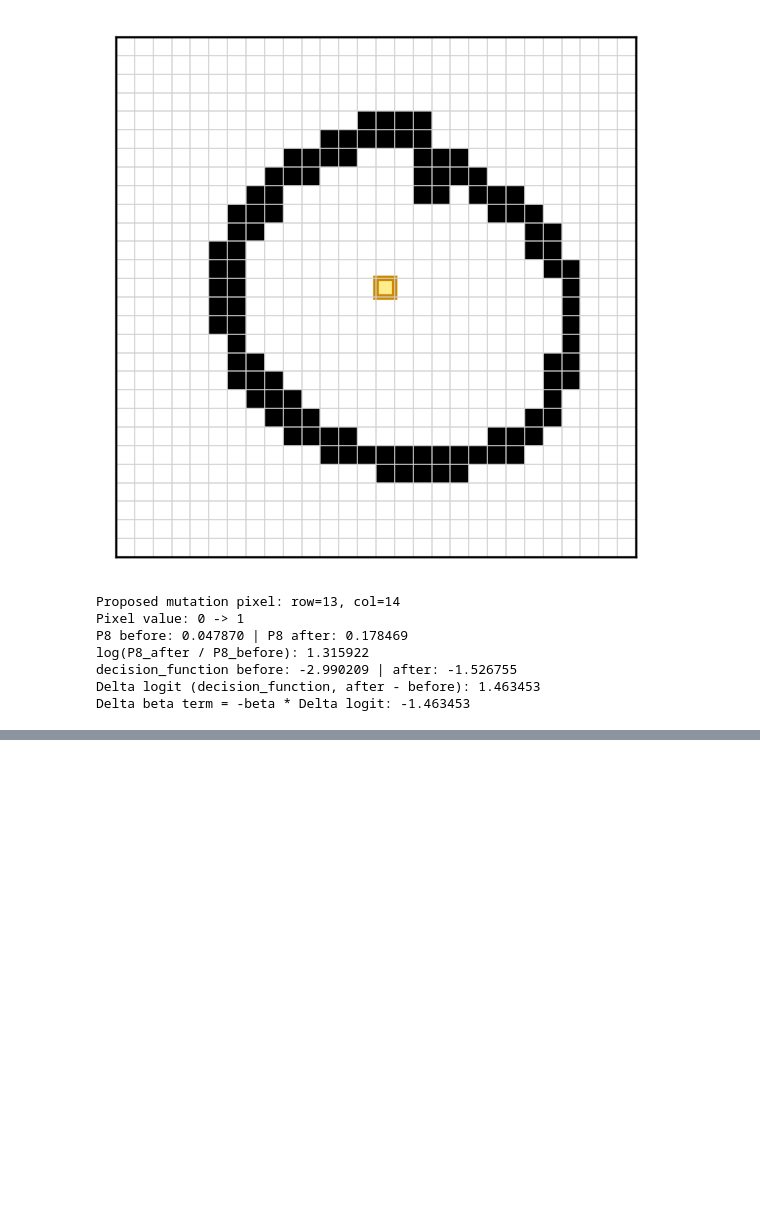
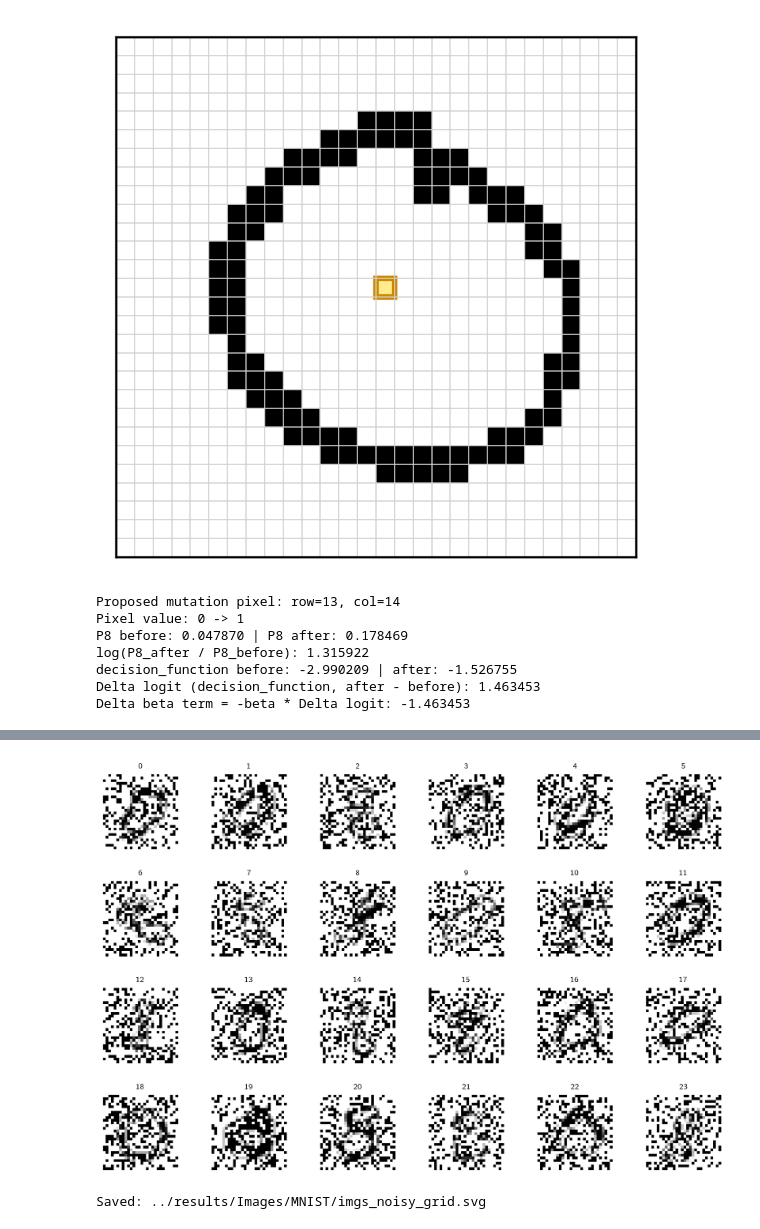
Before and after one commit to spqb/thermostable-ribozymes, a Jupyter notebook: notebooks/create_MNIST_images.ipynb, the cells around one changed output, grey strips where cells are left out. Cells and saved outputs as stored; diff of their text form; code cells hidden in the pictures; blank space fills up the shorter version.

```diff
--- a/notebooks/create_MNIST_images.ipynb
+++ b/notebooks/create_MNIST_images.ipynb
@@ -562,0 +820,32 @@ Selected pixel highlighted in both panels: row=13, col=14
+# %%
+import os
+
+if "imgs_noisy" not in globals():
+    raise RuntimeError("imgs_noisy not found. Run Cell 15 first.")
+
+imgs = imgs_noisy
+n_imgs = imgs.shape[0]
+n_cols = 6
+n_rows = int(np.ceil(n_imgs / n_cols))
+
+fig, axes = plt.subplots(n_rows, n_cols, figsize=(1.6 * n_cols, 1.6 * n_rows), dpi=300)
+axes = np.atleast_1d(axes).ravel()
+
+for i, ax in enumerate(axes):
+    if i < n_imgs:
+        ax.imshow(imgs[i], cmap="gray_r", vmin=0, vmax=1, interpolation="nearest")
+        ax.set_title(f"{i}", fontsize=8)
+    ax.axis("off")
+
+plt.tight_layout()
+
+out_dir = "../results/Images/MNIST"
+os.makedirs(out_dir, exist_ok=True)
+out_path = os.path.join(out_dir, "imgs_noisy_grid.svg")
+plt.savefig(out_path, format="svg", bbox_inches="tight")
+plt.show()
+
+print("Saved:", out_path)
+# %% [output]
+[figure, added]
+Saved: ../results/Images/MNIST/imgs_noisy_grid.svg
```
Also changed, not shown: parts of 9 cells of this notebook, 4 other files.
